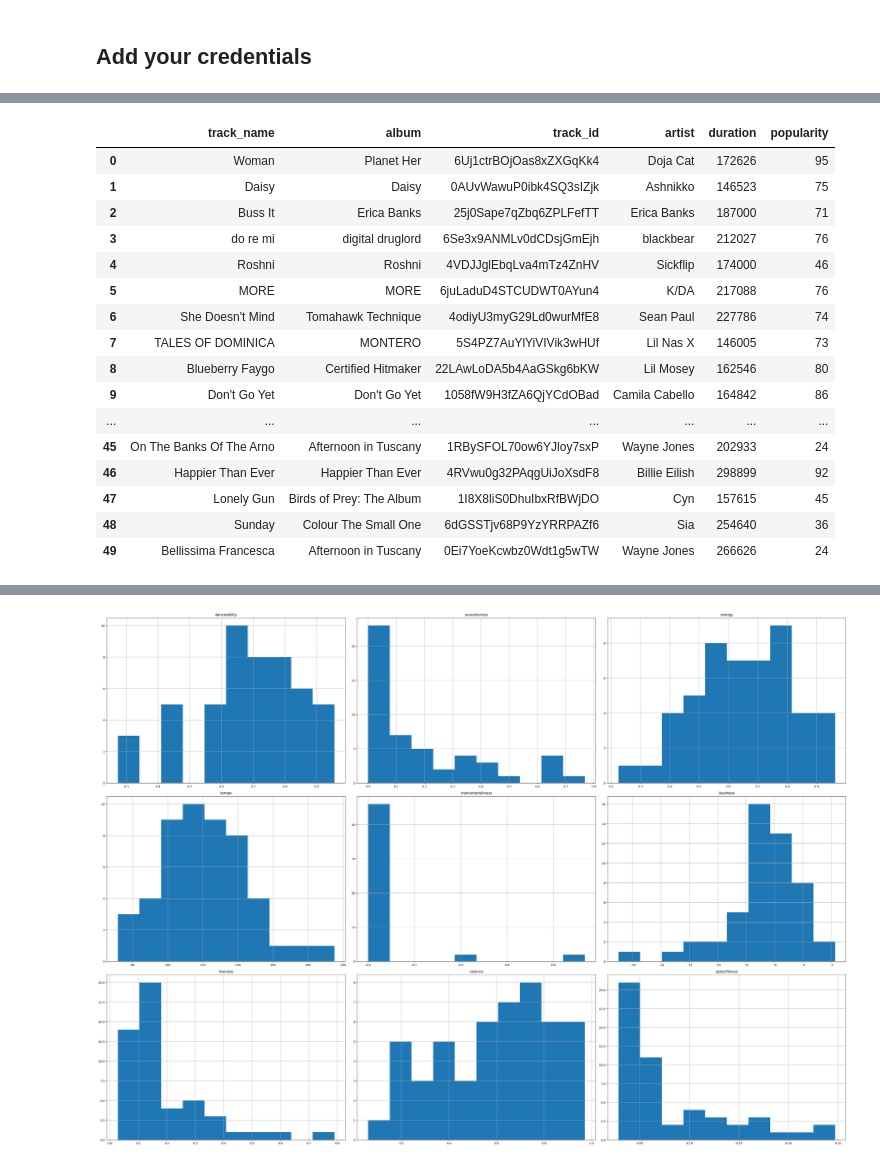
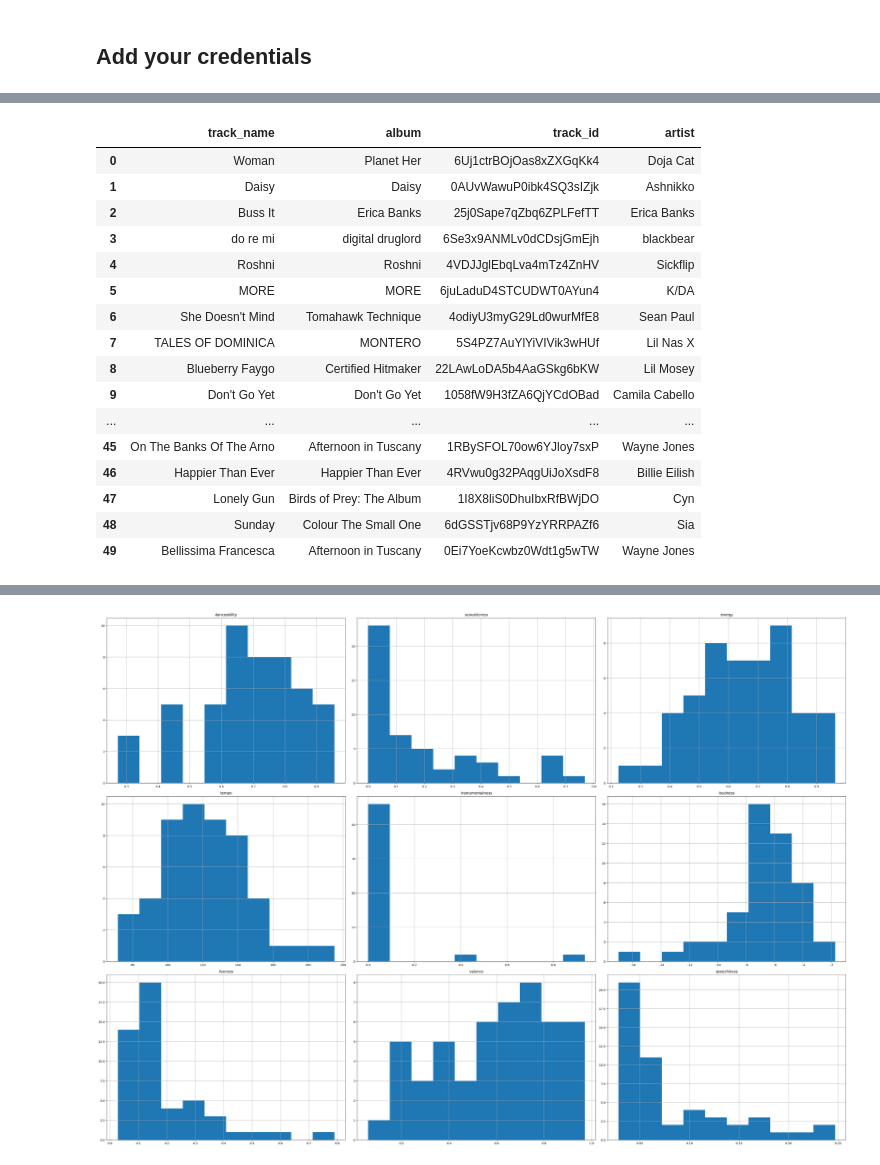
Before and after one commit to Riyabelle25/SpotifyMixer, a Jupyter notebook: MagicMLMixer.ipynb, the cells around one changed output, grey strips where cells are left out. Saved outputs shown, nothing was run; the diff lists cells and outputs as text; code cells hidden in the pictures.

```diff
--- a/MagicMLMixer.ipynb
+++ b/MagicMLMixer.ipynb
@@ -43,11 +69,11 @@ from functools import reduce
 # %% [markdown]
 ## Add your credentials
 # %%
-# Insert your Spotify username and the credentials that you obtained from spotify developer
-username = 'xxxxxxxxx'
-secret = 'xxxxxxx'
+# Insert your Spotify username and the credentials that you obtained from Spotify Developer
+username = 'xxx'
+secret = 'xxx'
 redirect_uri='http://localhost:4444/callback'
-cid = 'xxxxxx'
+cid = 'xxx'
 # %%
 # Once the Authorisation is complete, we just need to `sp` to call the APIs
 scope = 'user-top-read'
@@ -63,3 +92,3 @@ Now the API authnetication is complete, let's test it by getting users favourite
 # %%
-results = sp.current_user_top_tracks(limit=50,time_range='medium_term', offset=0)
-results['items'][0]
+results = sp.current_user_top_tracks(limit=50, offset=0)
+# results will be a list of dictionary objects!
@@ -84,42 +95,38 @@ results['items'][0]
 # %%
-# Convert it to Dataframe
+# Convert results to Dataframe i.e 2-dimensional labeled data structure
 track_name = []
 track_id = []
 artist = []
 album = []
-duration = []
-popularity = []
+
 for i, items in enumerate(results['items']):
         track_name.append(items['name'])
         track_id.append(items['id'])
         artist.append(items["artists"][0]["name"])
-        duration.append(items["duration_ms"])
         album.append(items["album"]["name"])
-        popularity.append(items["popularity"])
 
 # Create the final df
 df_favourite = pd.DataFrame({ "track_name": track_name,
                              "album": album,
                              "track_id": track_id,
                              "artist": artist,
-                             "duration": duration,
-                             "popularity": popularity})
+                            })
 df_favourite
 # %% [output]
-|  | track_name | album | track_id | artist | duration | popularity |
-| 0 | Woman | Planet Her | 6Uj1ctrBOjOas8xZXGqKk4 | Doja Cat | 172626 | 95 |
-| 1 | Daisy | Daisy | 0AUvWawuP0ibk4SQ3sIZjk | Ashnikko | 146523 | 75 |
-| 2 | Buss It | Erica Banks | 25j0Sape7qZbq6ZPLFefTT | Erica Banks | 187000 | 71 |
-| 3 | do re mi | digital druglord | 6Se3x9ANMLv0dCDsjGmEjh | blackbear | 212027 | 76 |
-| 4 | Roshni | Roshni | 4VDJJglEbqLva4mTz4ZnHV | Sickflip | 174000 | 46 |
-| 5 | MORE | MORE | 6juLaduD4STCUDWT0AYun4 | K/DA | 217088 | 76 |
-| 6 | She Doesn't Mind | Tomahawk Technique | 4odiyU3myG29Ld0wurMfE8 | Sean Paul | 227786 | 74 |
-| 7 | TALES OF DOMINICA | MONTERO | 5S4PZ7AuYlYiVIVik3wHUf | Lil Nas X | 146005 | 73 |
-| 8 | Blueberry Faygo | Certified Hitmaker | 22LAwLoDA5b4AaGSkg6bKW | Lil Mosey | 162546 | 80 |
-| 9 | Don't Go Yet | Don't Go Yet | 1058fW9H3fZA6QjYCdOBad | Camila Cabello | 164842 | 86 |
-| ... | ... | ... | ... | ... | ... | ... |
-| 45 | On The Banks Of The Arno | Afternoon in Tuscany | 1RBySFOL70ow6YJloy7sxP | Wayne Jones | 202933 | 24 |
-| 46 | Happier Than Ever | Happier Than Ever | 4RVwu0g32PAqgUiJoXsdF8 | Billie Eilish | 298899 | 92 |
-| 47 | Lonely Gun | Birds of Prey: The Album | 1I8X8liS0DhuIbxRfBWjDO | Cyn | 157615 | 45 |
-| 48 | Sunday | Colour The Small One | 6dGSSTjv68P9YzYRRPAZf6 | Sia | 254640 | 36 |
-| 49 | Bellissima Francesca | Afternoon in Tuscany | 0Ei7YoeKcwbz0Wdt1g5wTW | Wayne Jones | 266626 | 24 |
+|  | track_name | album | track_id | artist |
+| 0 | Woman | Planet Her | 6Uj1ctrBOjOas8xZXGqKk4 | Doja Cat |
+| 1 | Daisy | Daisy | 0AUvWawuP0ibk4SQ3sIZjk | Ashnikko |
+| 2 | Buss It | Erica Banks | 25j0Sape7qZbq6ZPLFefTT | Erica Banks |
+| 3 | do re mi | digital druglord | 6Se3x9ANMLv0dCDsjGmEjh | blackbear |
+| 4 | Roshni | Roshni | 4VDJJglEbqLva4mTz4ZnHV | Sickflip |
+| 5 | MORE | MORE | 6juLaduD4STCUDWT0AYun4 | K/DA |
+| 6 | She Doesn't Mind | Tomahawk Technique | 4odiyU3myG29Ld0wurMfE8 | Sean Paul |
+| 7 | TALES OF DOMINICA | MONTERO | 5S4PZ7AuYlYiVIVik3wHUf | Lil Nas X |
+| 8 | Blueberry Faygo | Certified Hitmaker | 22LAwLoDA5b4AaGSkg6bKW | Lil Mosey |
+| 9 | Don't Go Yet | Don't Go Yet | 1058fW9H3fZA6QjYCdOBad | Camila Cabello |
+| ... | ... | ... | ... | ... |
+| 45 | On The Banks Of The Arno | Afternoon in Tuscany | 1RBySFOL70ow6YJloy7sxP | Wayne Jones |
+| 46 | Happier Than Ever | Happier Than Ever | 4RVwu0g32PAqgUiJoXsdF8 | Billie Eilish |
+| 47 | Lonely Gun | Birds of Prey: The Album | 1I8X8liS0DhuIbxRfBWjDO | Cyn |
+| 48 | Sunday | Colour The Small One | 6dGSSTjv68P9YzYRRPAZf6 | Sia |
+| 49 | Bellissima Francesca | Afternoon in Tuscany | 0Ei7YoeKcwbz0Wdt1g5wTW | Wayne Jones |
```
Also changed, not shown: parts of 30 cells of this notebook, 1 other file.
